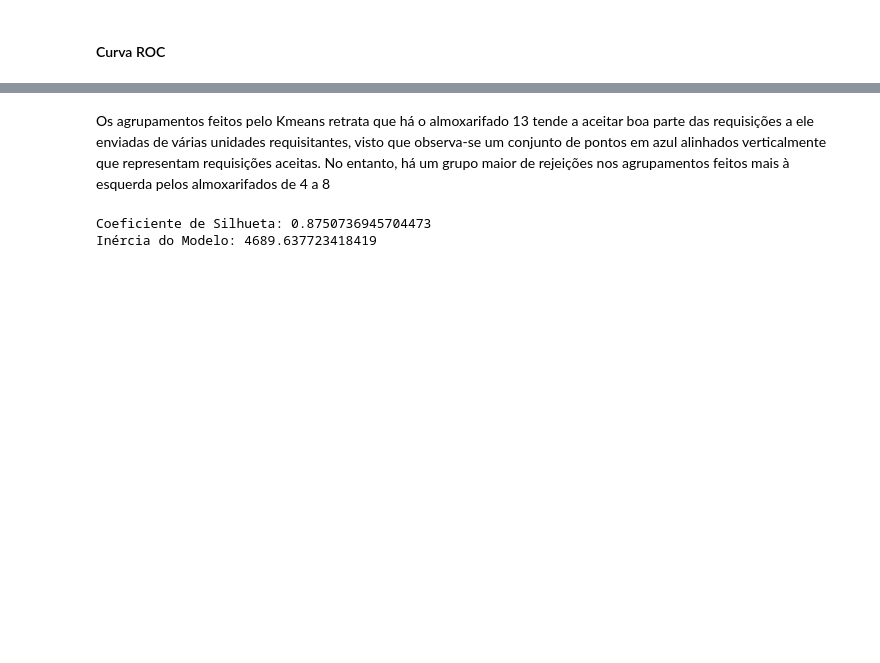
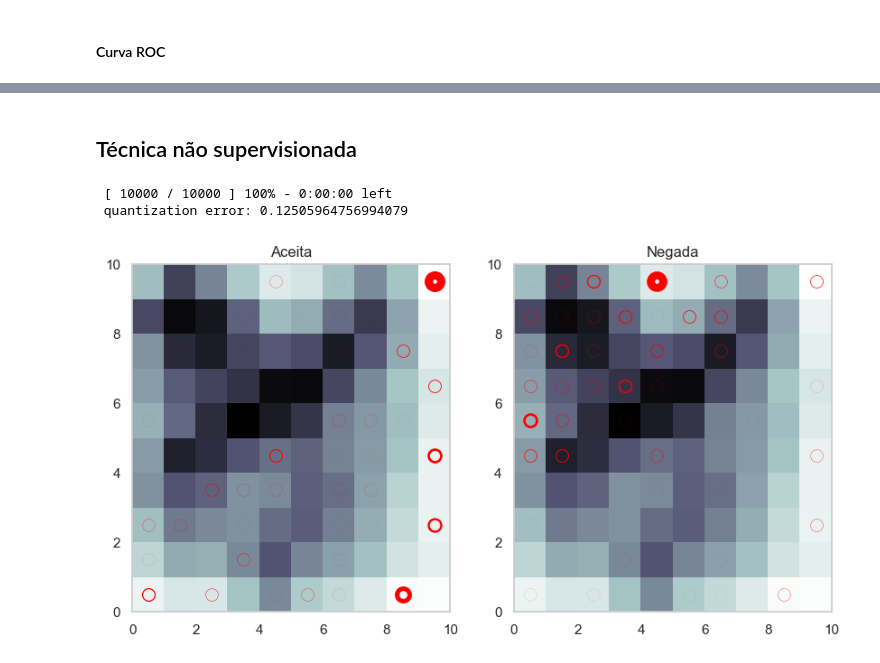
Before and after one commit to raphaelramosds/material-requests, a Jupyter notebook: Project.ipynb, the cells around one changed output, grey strips where cells are left out. Saved outputs shown, nothing was run; the diff lists cells and outputs as text; code cells hidden in the pictures; blank space fills up the shorter version.

```diff
--- a/Project.ipynb
+++ b/Project.ipynb
@@ -501,12 +475,50 @@ plt.show()
-# %% [markdown]
-Os agrupamentos feitos pelo Kmeans retrata que há o almoxarifado 13 tende a aceitar boa parte das requisições a ele enviadas de várias unidades requisitantes, visto que observa-se um conjunto de pontos em azul alinhados verticalmente que representam requisições aceitas. No entanto, há um grupo maior de rejeições nos agrupamentos feitos mais à esquerda pelos almoxarifados de 4 a 8
-# %%
-# Calcular coeficiente de silhueta e inercia
-silhouette_avg = silhouette_score(X, kmeans.labels_)
-inertia = kmeans.inertia_
-
-print(f"Coeficiente de Silhueta: {silhouette_avg}")
-print(f"Inércia do Modelo: {inertia}")
-# %% [output]
-Coeficiente de Silhueta: 0.8750736945704473
-Inércia do Modelo: 4689.637723418419
+# %% [markdown]
+## Técnica não supervisionada
+# %%
+from sklearn_som import som
+
+# Extrair as features
+x = df.drop(columns = ['status','convenio'])
+data = np.array(x, dtype=np.float64)
+
+# Inicialize a rede SOM.
+som = MiniSom(10, 10, data.shape[1], sigma=1.5, learning_rate=0.5, neighborhood_function='gaussian', random_seed=0)
+
+# Inicialize os pesos da PCA.
+som.pca_weights_init(data)
+
+# Treine a rede SOM.
+som.train(data, 10000, verbose=True)
+
+# Crie a figura com dois subplots.
+fig, axs = plt.subplots(1, 2, figsize=(10, 5))
+
+# Calcular intensidade de cada neurônio vencedor
+def calc_intensity(w):
+    coords, counts = np.unique(w, return_counts=True, axis=0)
+    coord_x = coords[:, 0]
+    coord_y = coords[:, 1]
+    intensity = counts / counts.sum()
+    return coord_x, coord_y, intensity
+
+for idx, label in enumerate(df['status'].drop_duplicates()):
+    # Plote o mapa de distância.
+    axs[idx].set_title('Aceita' if label == 0 else 'Negada')
+    axs[idx].pcolor(som.distance_map().T, cmap='bone_r')
+
+    # Encontre os vencedores (neurônios vencedores) para os dados com 'status' igual a 0.
+    w = [som.winner(d) for d in data[df['status'] == label]]
+
+    # Calcule as coordenadas e intensidade dos neurônios vencedores.
+    x_points, y_points, intensity = calc_intensity(w)
+
+    # Faça o gráfico dos pontos no primeiro subplot.
+    for i in range(len(intensity)):
+        axs[idx].plot(x_points[i] + 0.5, y_points[i] + 0.5, "o", markerfacecolor='None', markeredgecolor="red", markersize=10, markeredgewidth=20 * intensity[i])
+
+# Exiba a figura.
+plt.show()
+# %% [output]
+ [ 10000 / 10000 ] 100% - 0:00:00 left
+ quantization error: 0.12505964756994079
+[figure, added]
```
Also changed, not shown: parts of 25 cells of this notebook.
